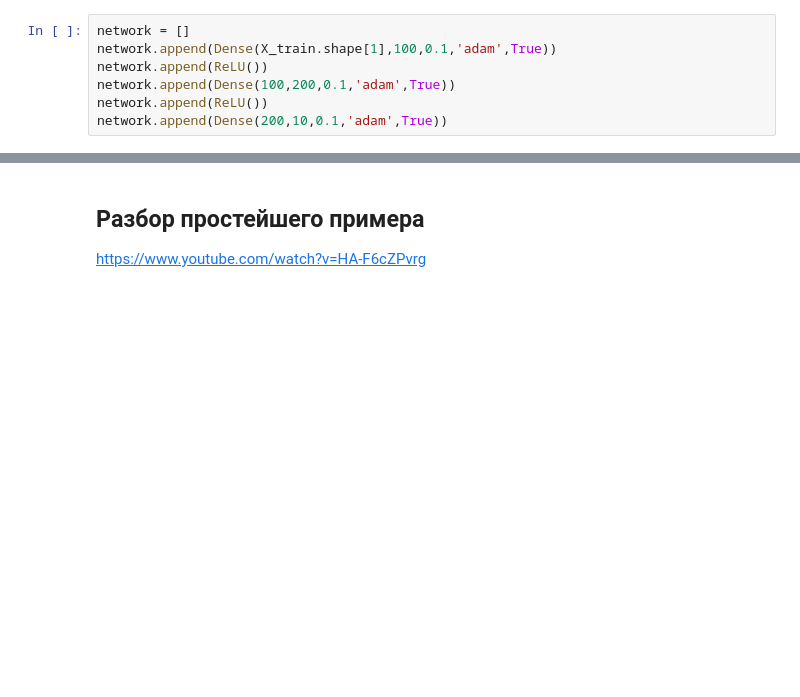
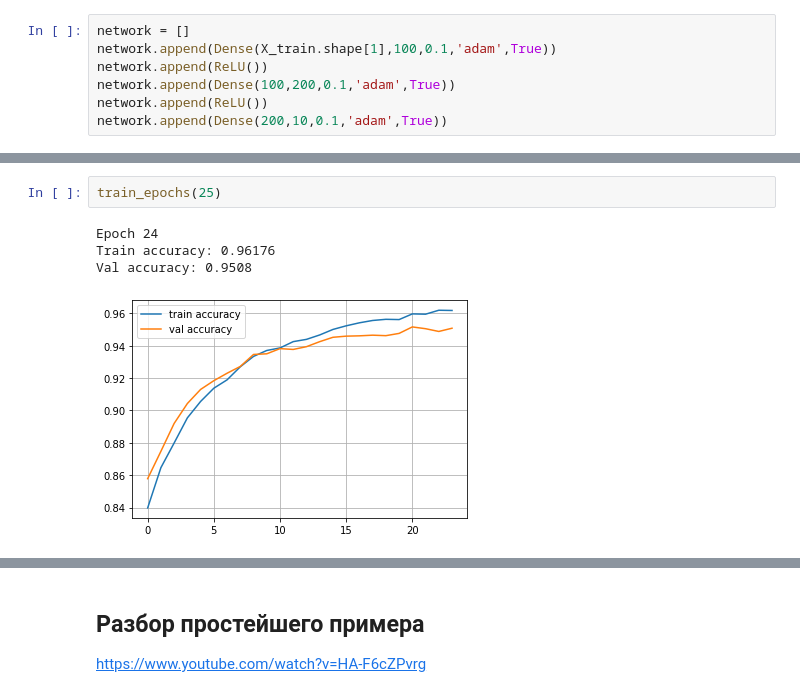
Before and after one commit to alexeybevz/neural-network, a Jupyter notebook: NumpyNN_(honor).ipynb, the cells around one changed output, grey strips where cells are left out. Cells and saved outputs as stored; diff of their text form; blank space fills up the shorter version.

```diff
--- a/NumpyNN_(honor).ipynb
+++ b/NumpyNN_(honor).ipynb
@@ -715,0 +738,7 @@ network.append(Dense(200,10,0.1,'adam',True))
+# %%
+train_epochs(25)
+# %% [output]
+Epoch 24
+Train accuracy: 0.96176
+Val accuracy: 0.9508
+[figure, added]
```
Also changed, not shown: parts of 18 cells of this notebook.
